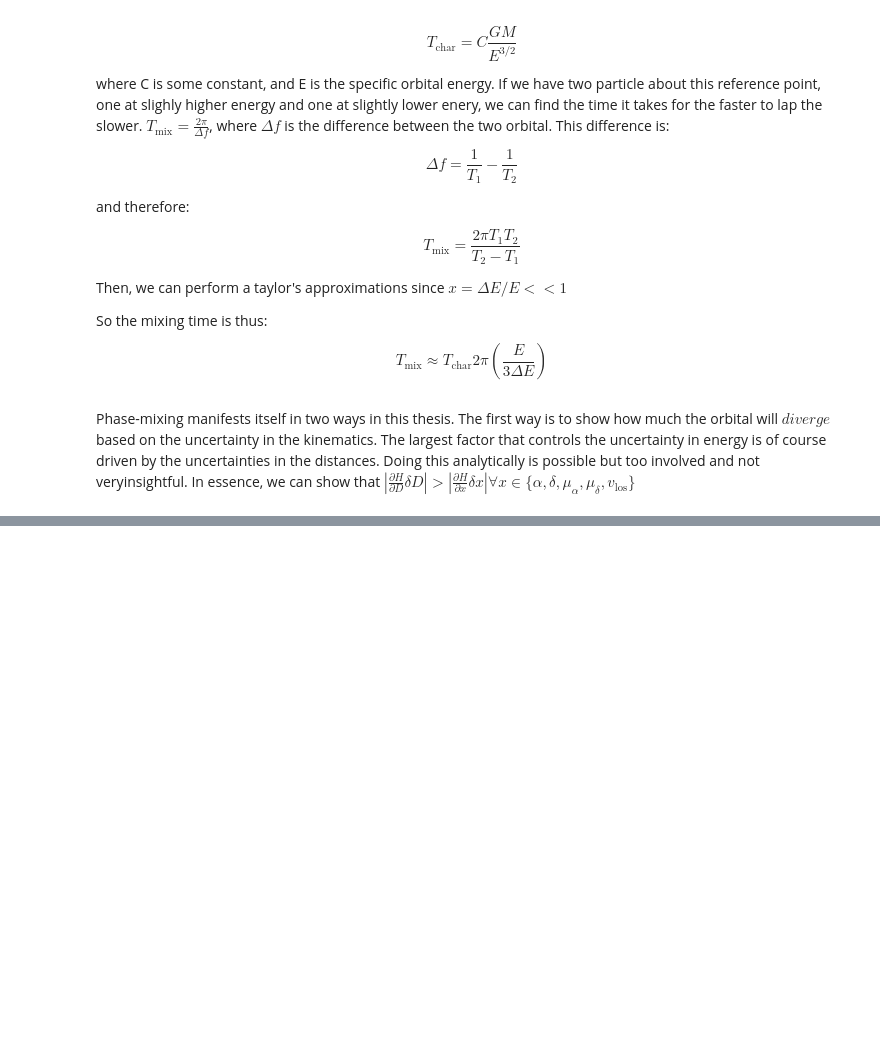
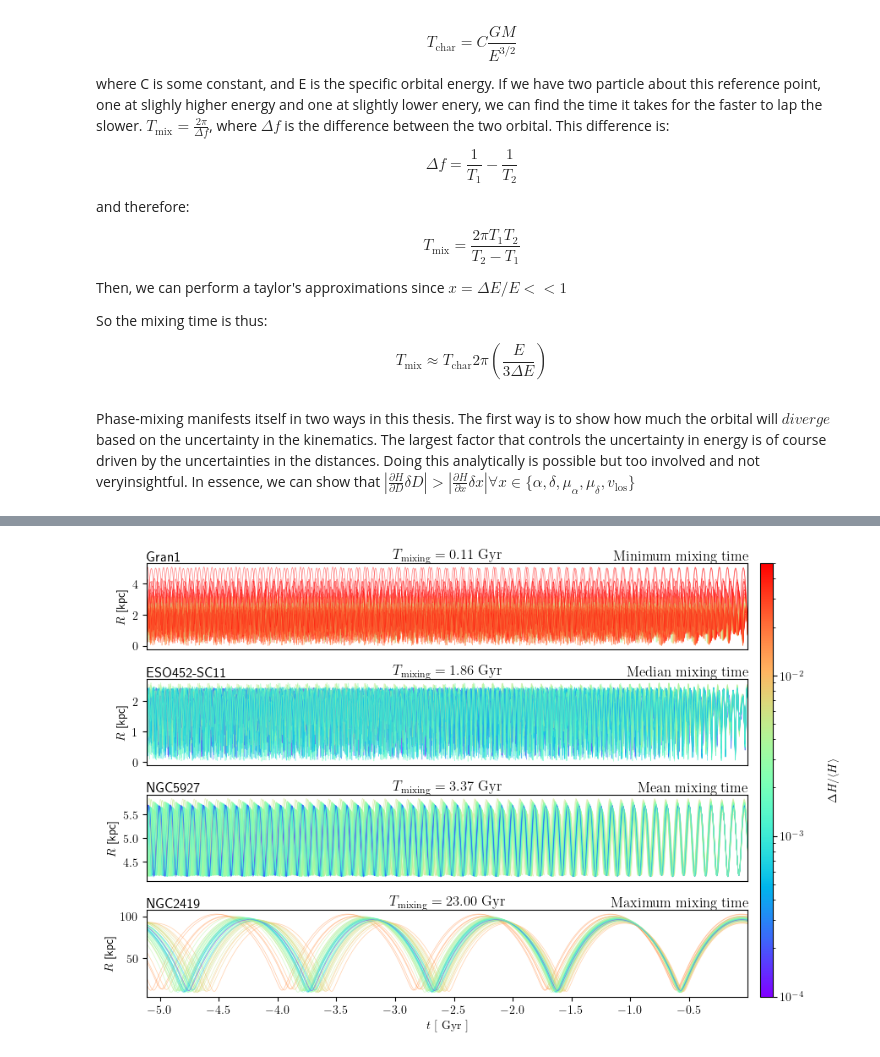
Before and after one commit to salvatore-ferrone/phd-thesis-ferrone, a Jupyter notebook: demos/phaseMixing/energyErrorAnalysis.ipynb, the cells around one changed output, grey strips where cells are left out. Drawn from its saved outputs; the diff is of its cells as text; code cells hidden in the pictures; blank space fills up the shorter version.

```diff
--- a/demos/phaseMixing/energyErrorAnalysis.ipynb
+++ b/demos/phaseMixing/energyErrorAnalysis.ipynb
@@ -373,0 +470,73 @@ stdE = np.std(totalEnergy)
+# %%
+# get the integration time and the time steps
+unitL = u.kpc
+unitV = u.km / u.s
+unitT = unitL / unitV
+unitM = u.Msun
+unitG = unitV**2 * (unitL/unitM)
+G = const.G.to(unitG)
+integration_time = 5*u.Gyr.to(unitT)
+dt = 1e5 * u.yr.to(unitT)
+NSTEP = int(integration_time / dt)
+integrationparams = [0,dt,NSTEP]
+# %%
+# now get the initial conditions for each cluster
+nsamples=50
+initialkinematics=sample_orbital_conditions(min_cluster, nsamples=nsamples)
+staticgalaxy=("pouliasis2017pii",MWparams)
+leapfrogintime=(NSTEP,nsamples)
+# %%
+
+norm = mpl.colors.LogNorm(vmin=1e-4, vmax=5e-2)
+fig= plt.figure(figsize=(9, 6))
+gs = fig.add_gridspec(4, 2, height_ratios=[1, 1,1,1], width_ratios=[1, 1/50])
+axis1 = fig.add_subplot(gs[0, 0])
+axis2 = fig.add_subplot(gs[1, 0])
+axis3 = fig.add_subplot(gs[2, 0])
+axis4 = fig.add_subplot(gs[3, 0])
+axes = [axis1, axis2, axis3, axis4]
+textstring=r"$T_\mathrm{{mixing}} = {{{:0.2f}}}~\mathrm{{Gyr}}$"
+cbar_ax = fig.add_subplot(gs[:, 1])
+for i, cluster in enumerate(clusternames):
+    initialkinematics = sample_orbital_conditions(cluster, nsamples=nsamples)
+    orbit, timestamps = get_orbit(staticgalaxy, initialkinematics, integrationparams, leapfrogintime)
+    xt, yt, zt, vxt, vyt, vzt = orbit
+    Rt = np.sqrt(xt**2 + yt**2 + zt**2)
+
+    # plot the energy
+    _,_,_,phi= tstrippy.potentials.pouliasis2017pii(MWparams,xt[:,0],yt[:,0],zt[:,0])
+    T = (1/2)*(
+        vxt[:,0]**2 +
+        vyt[:,0]**2 +
+        vzt[:,0]**2 )
+    # calculate the total energy
+    H_all = T + phi
+
+    H_mean = np.mean(H_all)
+    H_rel=np.abs((H_all - H_mean)/H_mean)
+
+    colors= plt.cm.rainbow(norm(H_rel))
+    # now plot all the orbits
+    for j in range(nsamples):
+        axes[i].plot(timestamps, Rt[j], color=colors[j], alpha=0.5, lw=0.5)
+
+    axes[i].set_ylabel(r'$R$ [kpc]')
+    axes[i].set_xlim(-integration_time, 0)
+    axes[i].text(0.00, 1.0, f"{cluster}", transform=axes[i].transAxes, fontsize=12, fontweight='bold',ha="left", color='black',va="bottom")
+    axes[i].text(0.5,1.0, textstring.format(mixing_times[i]), transform=axes[i].transAxes, fontsize=12, fontweight='bold',ha="center", color='black',va="bottom")
+    axes[i].set_xticks([])
+axes[-1].set_xlabel(r'$t~[~\mathrm{Gyr}~]$')
+axes[-1].set_xticks(np.arange(-5, 0, .5))
+# add the colorbar
+sm = plt.cm.ScalarMappable(cmap='rainbow', norm=norm)
+sm.set_array([])
+cbar = fig.colorbar(sm, cax=cbar_ax)
+cbar.set_label(r'$\Delta H / \langle H \rangle$', labelpad=20)
+axis1.text(1.0, 1.0, r"\textrm{Minimum mixing time}", transform=axis1.transAxes, fontsize=12, fontweight='bold', color='black',ha="right",va="bottom")
+axis2.text(1.0, 1.0, r"\textrm{Median mixing time}", transform=axis2.transAxes, fontsize=12, fontweight='bold', color='black',ha="right",va="bottom")
+axis3.text(1.0, 1.0, r"\textrm{Mean mixing time}", transform=axis3.transAxes, fontsize=12, fontweight='bold', color='black',ha="right",va="bottom")
+axis4.text(1.0, 1.0, r"\textrm{Maximum mixing time}", transform=axis4.transAxes, fontsize=12, fontweight='bold', color='black',ha="right",va="bottom")
+fig.tight_layout()
+fig.savefig("../../tempImages/phase_mixing_orbital_errors_sample.png", bbox_inches='tight',dpi=300)
+# %% [output]
+[figure, added]
```
Also changed, not shown: parts of 14 cells of this notebook.
